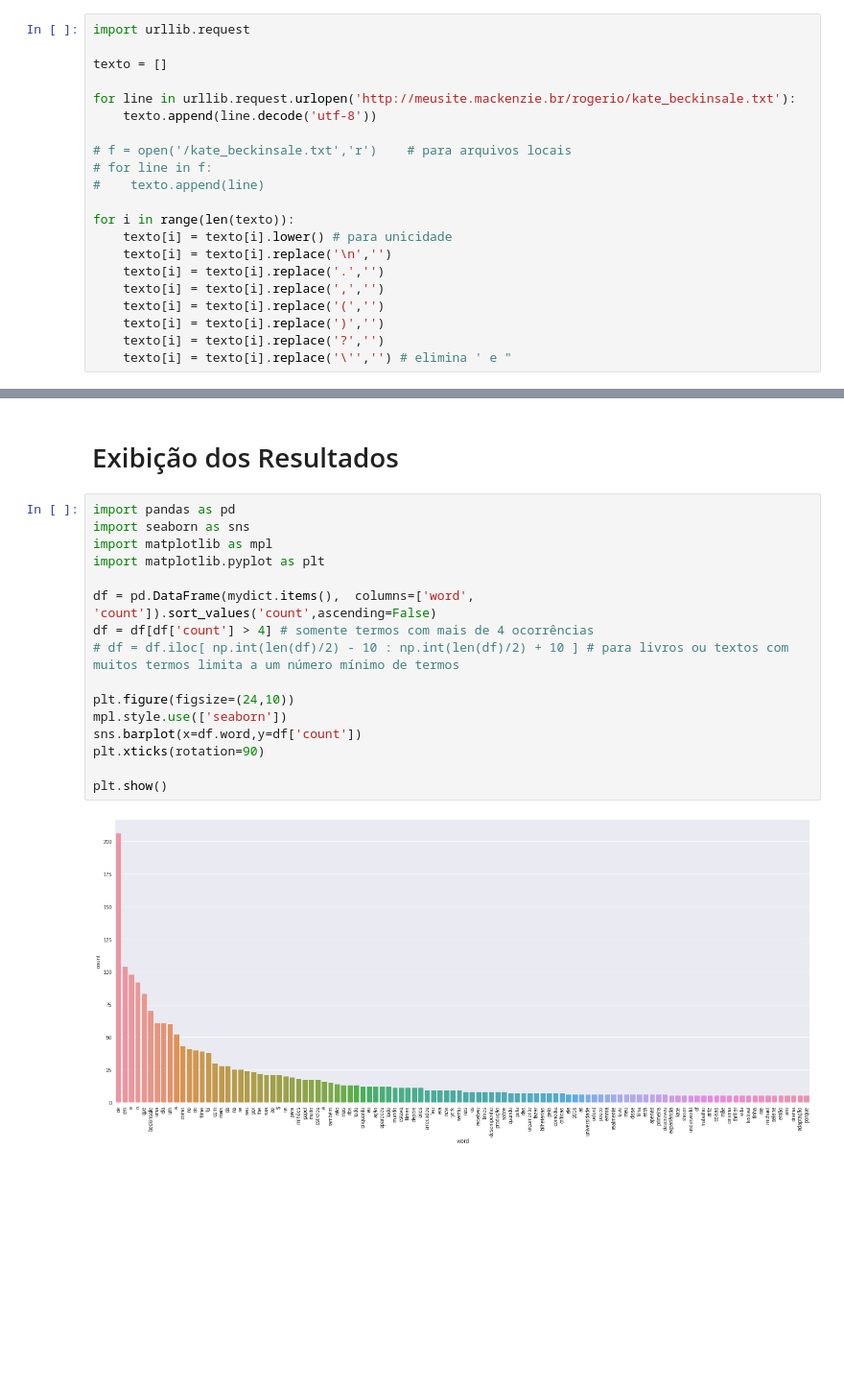
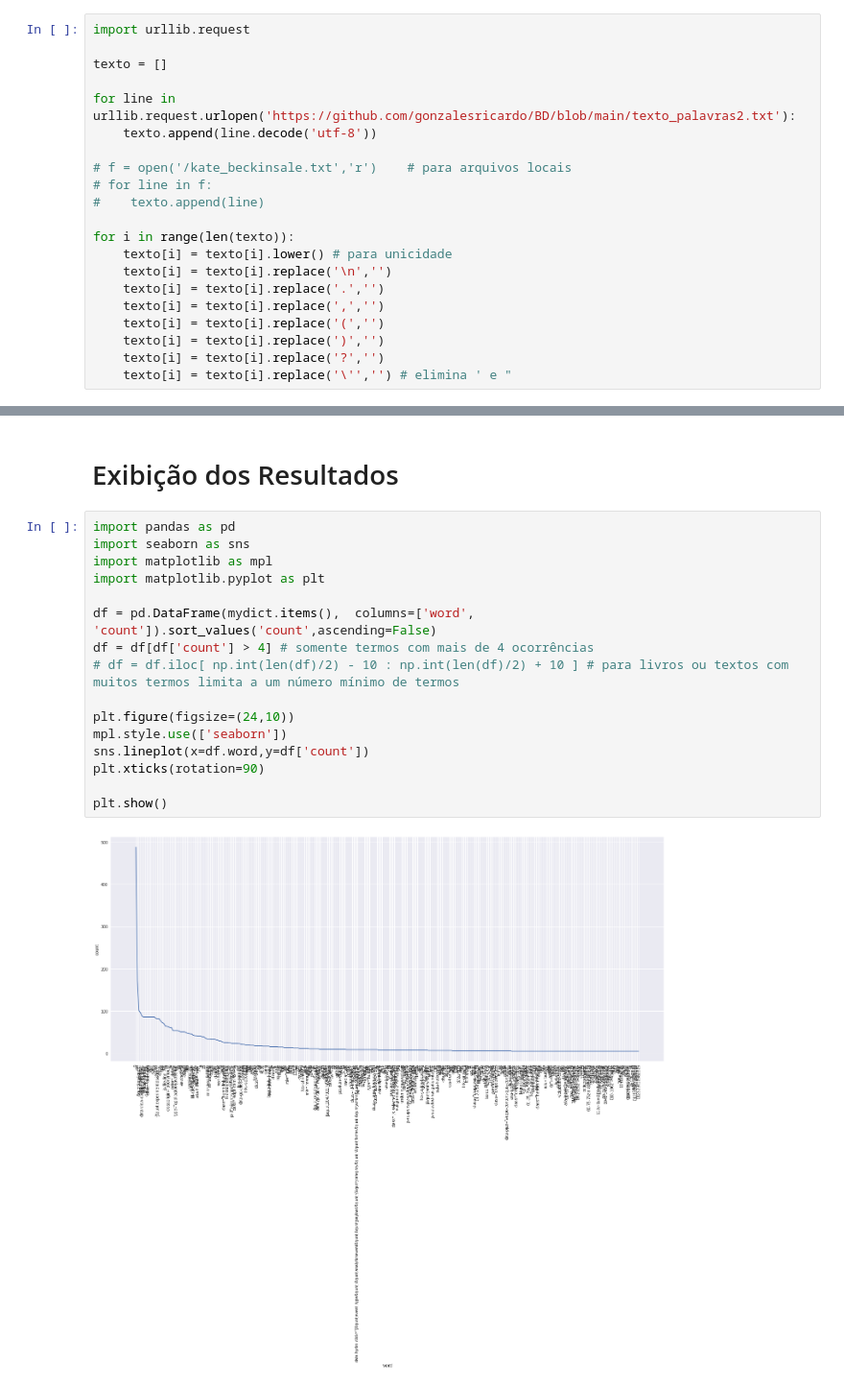
Before and after one commit to gonzalesricardo/PARADIGMAS-DE-LINGUAGEM-DE-PROGRAMA-O, a Jupyter notebook: RNG_PL_A1_modelo.ipynb, the cells around one changed output, grey strips where cells are left out. Shown: that part at 96% size. Saved outputs shown, nothing was run; the diff lists cells and outputs as text; blank space fills up the shorter version.

```diff
--- a/RNG_PL_A1_modelo.ipynb
+++ b/RNG_PL_A1_modelo.ipynb
@@ -32,7 +29,7 @@ import urllib.request
 
 texto = []
 
-for line in urllib.request.urlopen('http://meusite.mackenzie.br/rogerio/kate_beckinsale.txt'):
+for line in urllib.request.urlopen('https://github.com/gonzalesricardo/BD/blob/main/texto_palavras2.txt'):
     texto.append(line.decode('utf-8'))
 
 # f = open('/kate_beckinsale.txt','r')    # para arquivos locais
@@ -73,18 +86,18 @@ print(mydict)
 # %%
 import pandas as pd
 import seaborn as sns
 import matplotlib as mpl
 import matplotlib.pyplot as plt
 
 df = pd.DataFrame(mydict.items(),  columns=['word', 'count']).sort_values('count',ascending=False)
 df = df[df['count'] > 4] # somente termos com mais de 4 ocorrências
 # df = df.iloc[ np.int(len(df)/2) - 10 : np.int(len(df)/2) + 10 ] # para livros ou textos com muitos termos limita a um número mínimo de termos
 
 plt.figure(figsize=(24,10))
 mpl.style.use(['seaborn'])
-sns.barplot(x=df.word,y=df['count'])
+sns.lineplot(x=df.word,y=df['count'])
 plt.xticks(rotation=90)
 
 plt.show()
 # %% [output]
-[figure, old version]
+[figure, new version]
```
Also changed, not shown: parts of 4 cells of this notebook.
